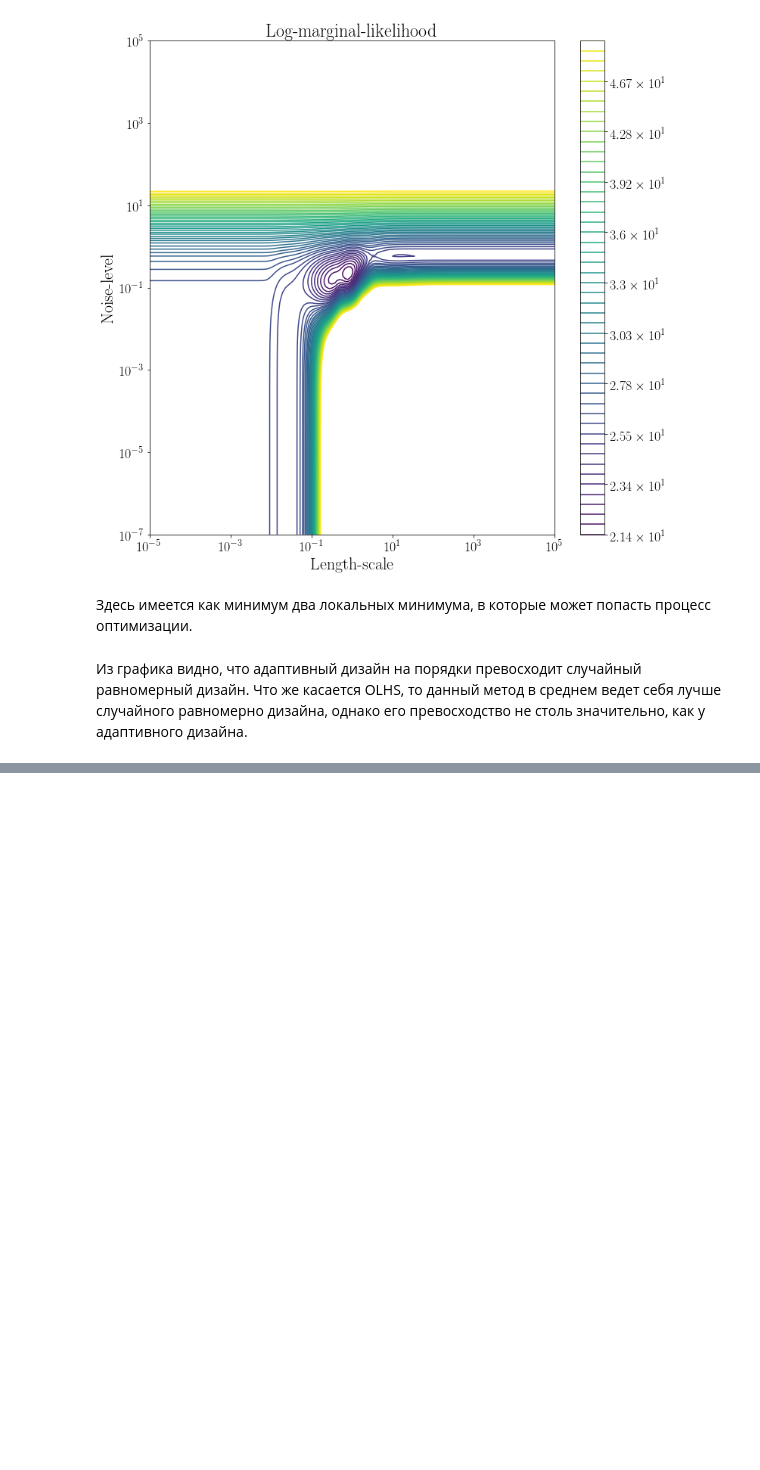
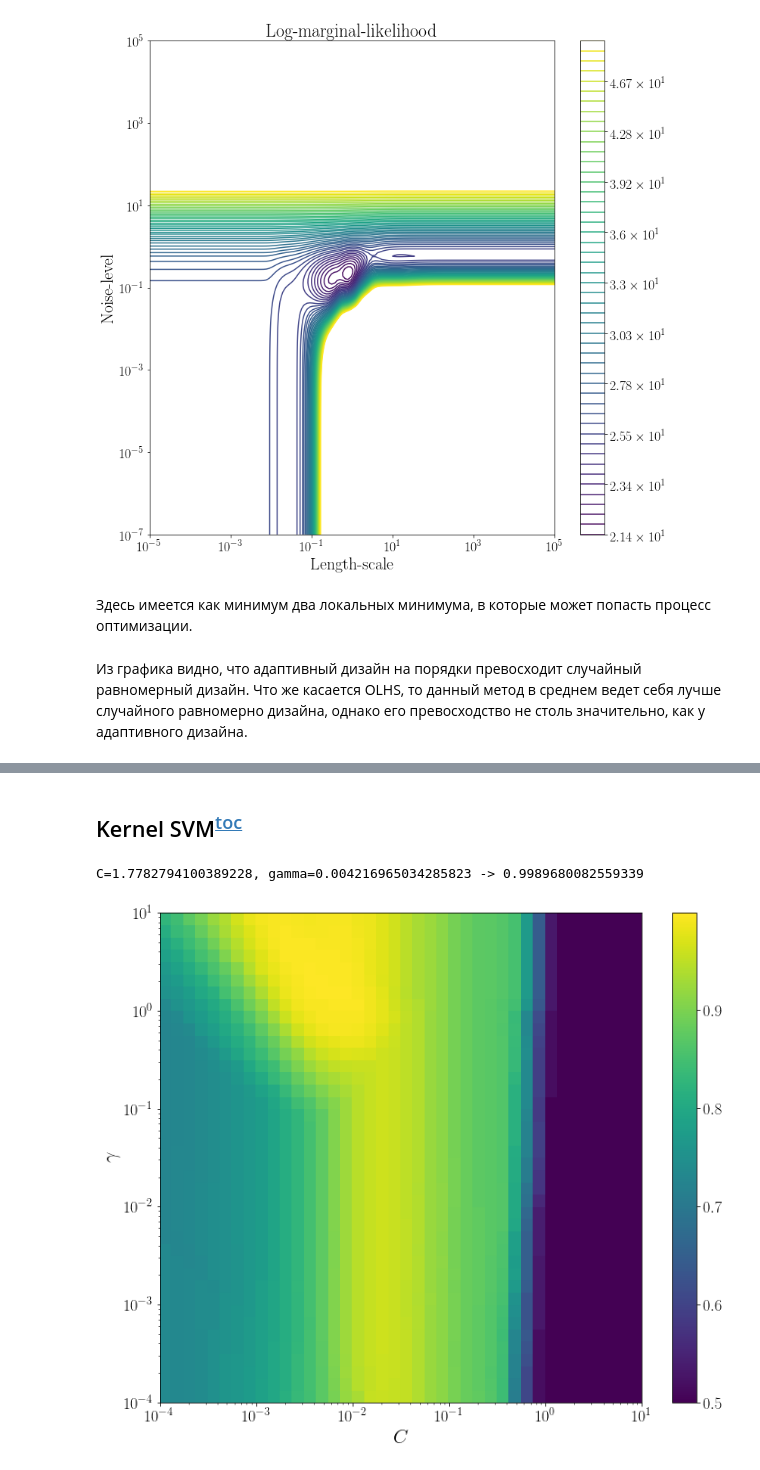
Before and after one commit to siri3us/ASML, a Jupyter notebook: notebooks/seminar_07_gpr.ipynb, the cells around one changed output, grey strips where cells are left out. Drawn from its saved outputs; the diff is of its cells as text; code cells hidden in the pictures; blank space fills up the shorter version.

```diff
--- a/notebooks/seminar_07_gpr.ipynb
+++ b/notebooks/seminar_07_gpr.ipynb
@@ -974,0 +1131,2 @@ plt.show()
+# %% [markdown]
+## Kernel SVM<sup>[toc](#toc)</sup>
@@ -974,0 +1136,40 @@ plt.show()
+# %%
+def estimate_kernel_svm(C, gamma, X_train, y_train, X_test, y_test, random_state=2, *args, **kwargs):
+    svc = SVC(C=C, gamma=gamma, random_state=random_state)
+    svc.fit(X_train, y_train)
+    y_test_pred = svc.decision_function(X_test)
+    return roc_auc_score(y_test, y_test_pred)
+# %%
+C_values_number = 41
+gamma_values_number = 41
+
+C_range = np.logspace(-4, 1, C_values_number)
+gamma_range = np.logspace(-4, 1, gamma_values_number)
+scores = np.zeros((C_values_number, gamma_values_number))
+
+best_C = -1
+best_gamma = -1
+best_score = -1
+
+for n_C, n_gamma in product(range(C_values_number), range(gamma_values_number)):
+    C = C_range[n_C]
+    gamma = gamma_range[n_gamma]
+    scores[n_C, n_gamma] = estimate_kernel_svm(C, gamma, X_train, y_train, X_test, y_test)
+    if scores[n_C, n_gamma] > best_score:
+        best_score = scores[n_C, n_gamma]
+        best_C = C_range[n_C]
+        best_gamma = gamma_range[n_gamma]
+print('C={}, gamma={} -> {}'.format(best_C, best_gamma, best_score))
+# %% [output]
+C=1.7782794100389228, gamma=0.004216965034285823 -> 0.9989680082559339
+# %%
+XX, YY = np.meshgrid(C_range, gamma_range)
+plt.figure(figsize=(12, 10))
+plt.pcolormesh(XX, YY, scores)
+plt.colorbar()
+plt.xscale('log')
+plt.yscale('log')
+plt.xlabel('$C$')
+plt.ylabel('$\gamma$');
+# %% [output]
+[figure, added]
```
Also changed, not shown: parts of 23 cells of this notebook, 1 other file.
